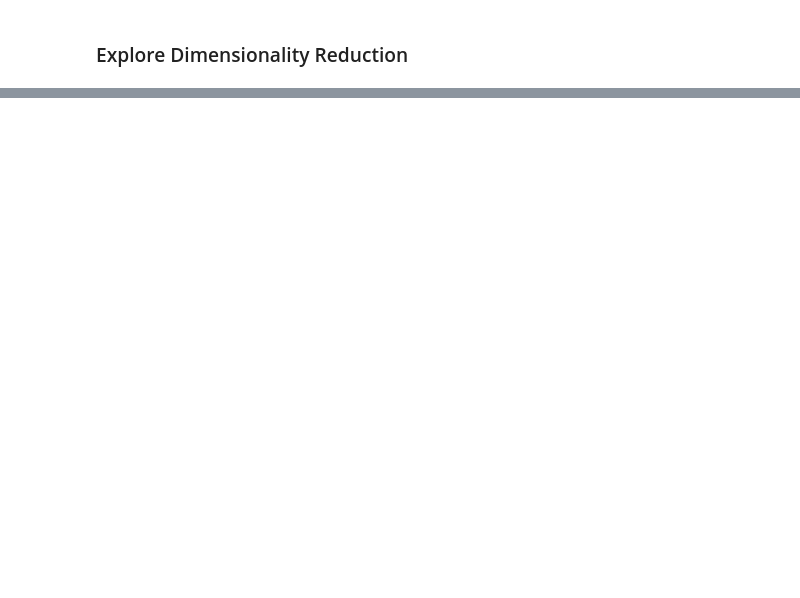
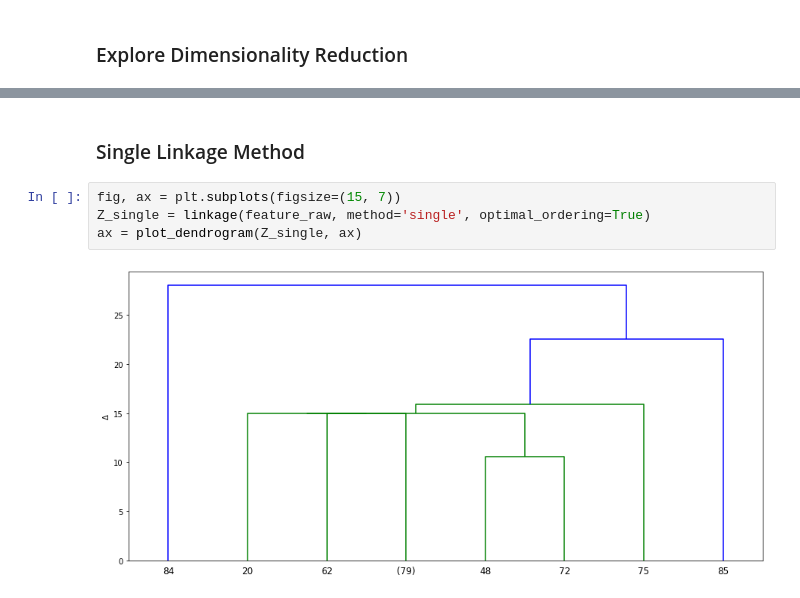
Before and after one commit to abeljoshua20/PBA-Statistic-Clustering, a Jupyter notebook: PBA_Merging_WordCloud.ipynb, the cells around one changed output, grey strips where cells are left out. Saved outputs shown, nothing was run; the diff lists cells and outputs as text; blank space fills up the shorter version.

```diff
--- a/PBA_Merging_WordCloud.ipynb
+++ b/PBA_Merging_WordCloud.ipynb
@@ -241,0 +183,8 @@ pca = PCA(10).fit(feature)
+# %% [markdown]
+### Single Linkage Method
+# %%
+fig, ax = plt.subplots(figsize=(15, 7))
+Z_single = linkage(feature_raw, method='single', optimal_ordering=True)
+ax = plot_dendrogram(Z_single, ax)
+# %% [output]
+[figure, added]
```
Also changed, not shown: parts of 63 cells of this notebook.
